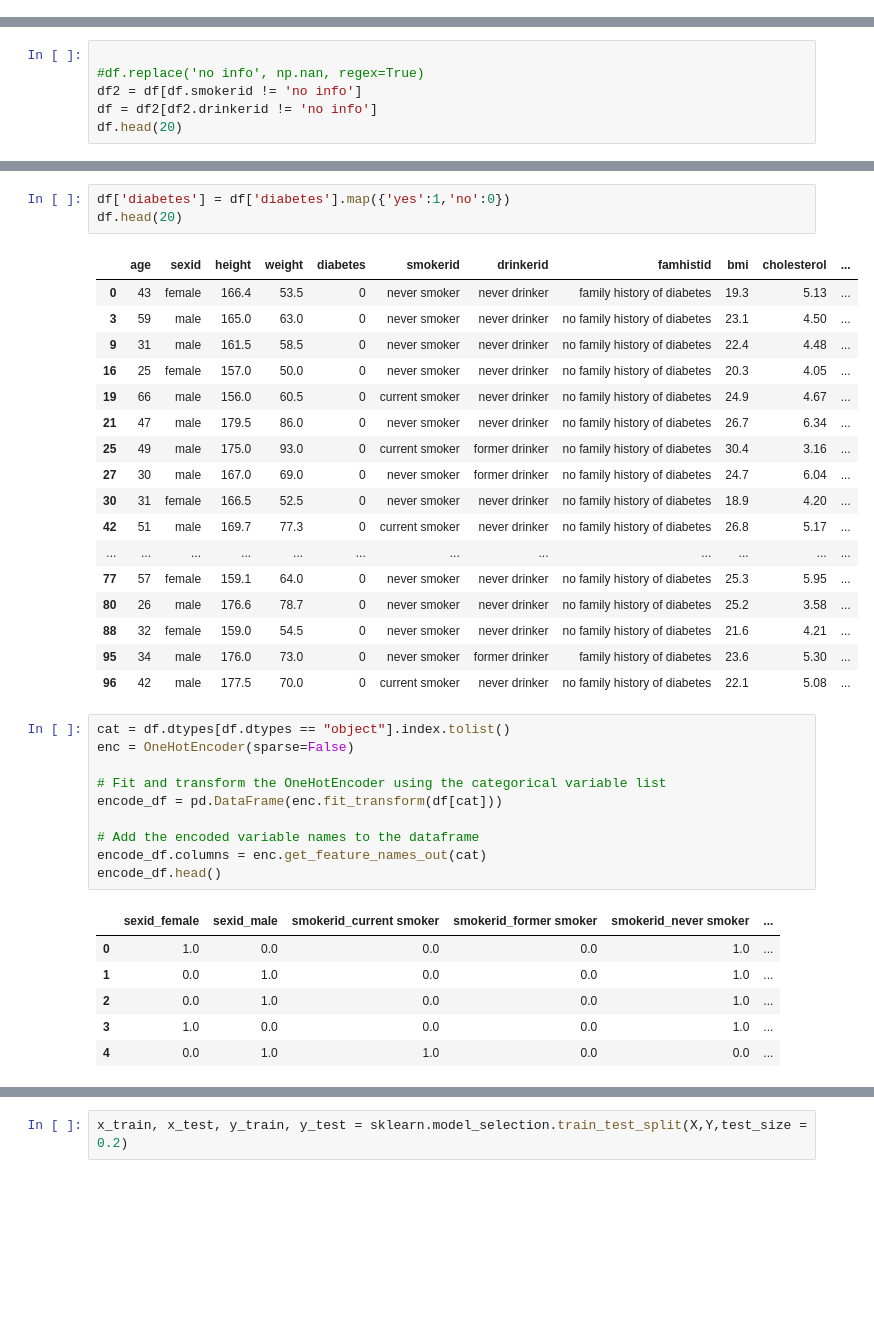
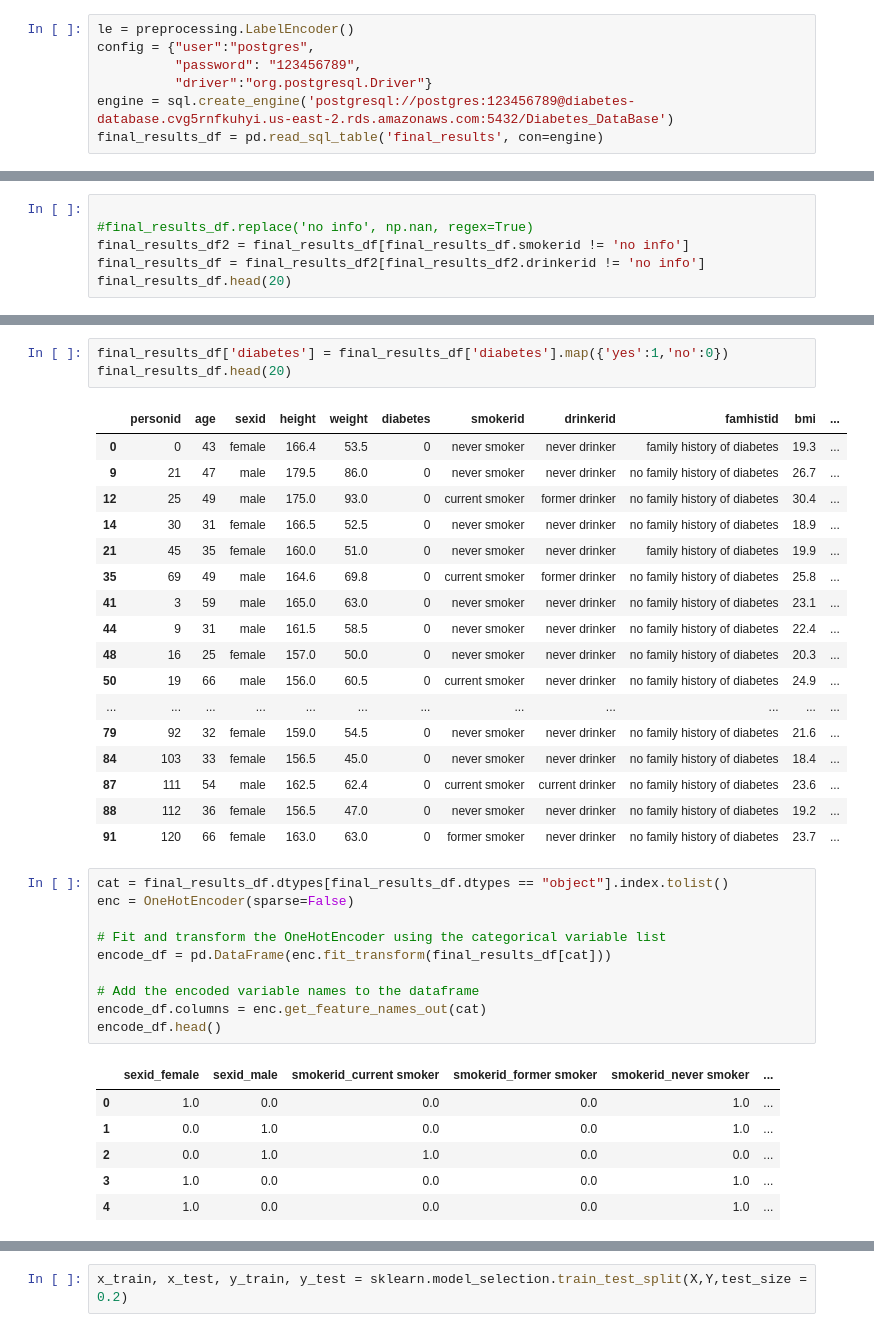
Before and after one commit to AdamDunn22/FinalProject, a Jupyter notebook: Model.ipynb, the cells around one changed output, grey strips where cells are left out. Cells and saved outputs as stored; diff of their text form; blank space fills up the shorter version.

```diff
--- a/Model.ipynb
+++ b/Model.ipynb
@@ -23 +21,8 @@ df = pd.read_csv("finalresults_SQLjoin.txt", delimiter = "\,")
+# %%
+le = preprocessing.LabelEncoder()
+config = {"user":"postgres",
+          "password": "123456789",
+          "driver":"org.postgresql.Driver"}
+engine = sql.create_engine('postgresql://postgres:123456789@diabetes-database.cvg5rnfkuhyi.us-east-2.rds.amazonaws.com:5432/Diabetes_DataBase')
+final_results_df = pd.read_sql_table('final_results', con=engine)
 # %%
@@ -49,8 +54,8 @@ yes      3827
 Name: diabetes, dtype: int64
 # %%
 
-#df.replace('no info', np.nan, regex=True)
-df2 = df[df.smokerid != 'no info']
-df = df2[df2.drinkerid != 'no info']
-df.head(20)
+#final_results_df.replace('no info', np.nan, regex=True)
+final_results_df2 = final_results_df[final_results_df.smokerid != 'no info']
+final_results_df = final_results_df2[final_results_df2.drinkerid != 'no info']
+final_results_df.head(20)
 # %% [output]
@@ -74,30 +79,30 @@ df.head(20)
 # %%
-df['diabetes'] = df['diabetes'].map({'yes':1,'no':0})
-df.head(20)
+final_results_df['diabetes'] = final_results_df['diabetes'].map({'yes':1,'no':0})
+final_results_df.head(20)
 # %% [output]
-|  | age | sexid | height | weight | diabetes | smokerid | drinkerid | famhistid | bmi | cholesterol | ... |
-| 0 | 43 | female | 166.4 | 53.5 | 0 | never smoker | never drinker | family history of diabetes | 19.3 | 5.13 | ... |
-| 3 | 59 | male | 165.0 | 63.0 | 0 | never smoker | never drinker | no family history of diabetes | 23.1 | 4.50 | ... |
-| 9 | 31 | male | 161.5 | 58.5 | 0 | never smoker | never drinker | no family history of diabetes | 22.4 | 4.48 | ... |
-| 16 | 25 | female | 157.0 | 50.0 | 0 | never smoker | never drinker | no family history of diabetes | 20.3 | 4.05 | ... |
-| 19 | 66 | male | 156.0 | 60.5 | 0 | current smoker | never drinker | no family history of diabetes | 24.9 | 4.67 | ... |
-| 21 | 47 | male | 179.5 | 86.0 | 0 | never smoker | never drinker | no family history of diabetes | 26.7 | 6.34 | ... |
-| 25 | 49 | male | 175.0 | 93.0 | 0 | current smoker | former drinker | no family history of diabetes | 30.4 | 3.16 | ... |
-| 27 | 30 | male | 167.0 | 69.0 | 0 | never smoker | former drinker | no family history of diabetes | 24.7 | 6.04 | ... |
-| 30 | 31 | female | 166.5 | 52.5 | 0 | never smoker | never drinker | no family history of diabetes | 18.9 | 4.20 | ... |
-| 42 | 51 | male | 169.7 | 77.3 | 0 | current smoker | never drinker | no family history of diabetes | 26.8 | 5.17 | ... |
+|  | personid | age | sexid | height | weight | diabetes | smokerid | drinkerid | famhistid | bmi | ... |
+| 0 | 0 | 43 | female | 166.4 | 53.5 | 0 | never smoker | never drinker | family history of diabetes | 19.3 | ... |
+| 9 | 21 | 47 | male | 179.5 | 86.0 | 0 | never smoker | never drinker | no family history of diabetes | 26.7 | ... |
+| 12 | 25 | 49 | male | 175.0 | 93.0 | 0 | current smoker | former drinker | no family history of diabetes | 30.4 | ... |
+| 14 | 30 | 31 | female | 166.5 | 52.5 | 0 | never smoker | never drinker | no family history of diabetes | 18.9 | ... |
+| 21 | 45 | 35 | female | 160.0 | 51.0 | 0 | never smoker | never drinker | family history of diabetes | 19.9 | ... |
+| 35 | 69 | 49 | male | 164.6 | 69.8 | 0 | current smoker | former drinker | no family history of diabetes | 25.8 | ... |
+| 41 | 3 | 59 | male | 165.0 | 63.0 | 0 | never smoker | never drinker | no family history of diabetes | 23.1 | ... |
+| 44 | 9 | 31 | male | 161.5 | 58.5 | 0 | never smoker | never drinker | no family history of diabetes | 22.4 | ... |
+| 48 | 16 | 25 | female | 157.0 | 50.0 | 0 | never smoker | never drinker | no family history of diabetes | 20.3 | ... |
+| 50 | 19 | 66 | male | 156.0 | 60.5 | 0 | current smoker | never drinker | no family history of diabetes | 24.9 | ... |
 | ... | ... | ... | ... | ... | ... | ... | ... | ... | ... | ... | ... |
-| 77 | 57 | female | 159.1 | 64.0 | 0 | never smoker | never drinker | no family history of diabetes | 25.3 | 5.95 | ... |
-| 80 | 26 | male | 176.6 | 78.7 | 0 | never smoker | never drinker | no family history of diabetes | 25.2 | 3.58 | ... |
-| 88 | 32 | female | 159.0 | 54.5 | 0 | never smoker | never drinker | no family history of diabetes | 21.6 | 4.21 | ... |
-| 95 | 34 | male | 176.0 | 73.0 | 0 | never smoker | former drinker | family history of diabetes | 23.6 | 5.30 | ... |
-| 96 | 42 | male | 177.5 | 70.0 | 0 | current smoker | never drinker | no family history of diabetes | 22.1 | 5.08 | ... |
+| 79 | 92 | 32 | female | 159.0 | 54.5 | 0 | never smoker | never drinker | no family history of diabetes | 21.6 | ... |
+| 84 | 103 | 33 | female | 156.5 | 45.0 | 0 | never smoker | never drinker | no family history of diabetes | 18.4 | ... |
+| 87 | 111 | 54 | male | 162.5 | 62.4 | 0 | current smoker | current drinker | no family history of diabetes | 23.6 | ... |
+| 88 | 112 | 36 | female | 156.5 | 47.0 | 0 | never smoker | never drinker | no family history of diabetes | 19.2 | ... |
+| 91 | 120 | 66 | female | 163.0 | 63.0 | 0 | former smoker | never drinker | no family history of diabetes | 23.7 | ... |
 # %%
-cat = df.dtypes[df.dtypes == "object"].index.tolist()
+cat = final_results_df.dtypes[final_results_df.dtypes == "object"].index.tolist()
 enc = OneHotEncoder(sparse=False)
 
 # Fit and transform the OneHotEncoder using the categorical variable list
-encode_df = pd.DataFrame(enc.fit_transform(df[cat]))
+encode_df = pd.DataFrame(enc.fit_transform(final_results_df[cat]))
 
 # Add the encoded variable names to the dataframe
 encode_df.columns = enc.get_feature_names_out(cat)
@@ -106,7 +111,7 @@ encode_df.head()
 |  | sexid_female | sexid_male | smokerid_current smoker | smokerid_former smoker | smokerid_never smoker | ... |
 | 0 | 1.0 | 0.0 | 0.0 | 0.0 | 1.0 | ... |
 | 1 | 0.0 | 1.0 | 0.0 | 0.0 | 1.0 | ... |
-| 2 | 0.0 | 1.0 | 0.0 | 0.0 | 1.0 | ... |
+| 2 | 0.0 | 1.0 | 1.0 | 0.0 | 0.0 | ... |
 | 3 | 1.0 | 0.0 | 0.0 | 0.0 | 1.0 | ... |
-| 4 | 0.0 | 1.0 | 1.0 | 0.0 | 0.0 | ... |
+| 4 | 1.0 | 0.0 | 0.0 | 0.0 | 1.0 | ... |
 # %%
```
Also changed, not shown: parts of 18 cells of this notebook.
